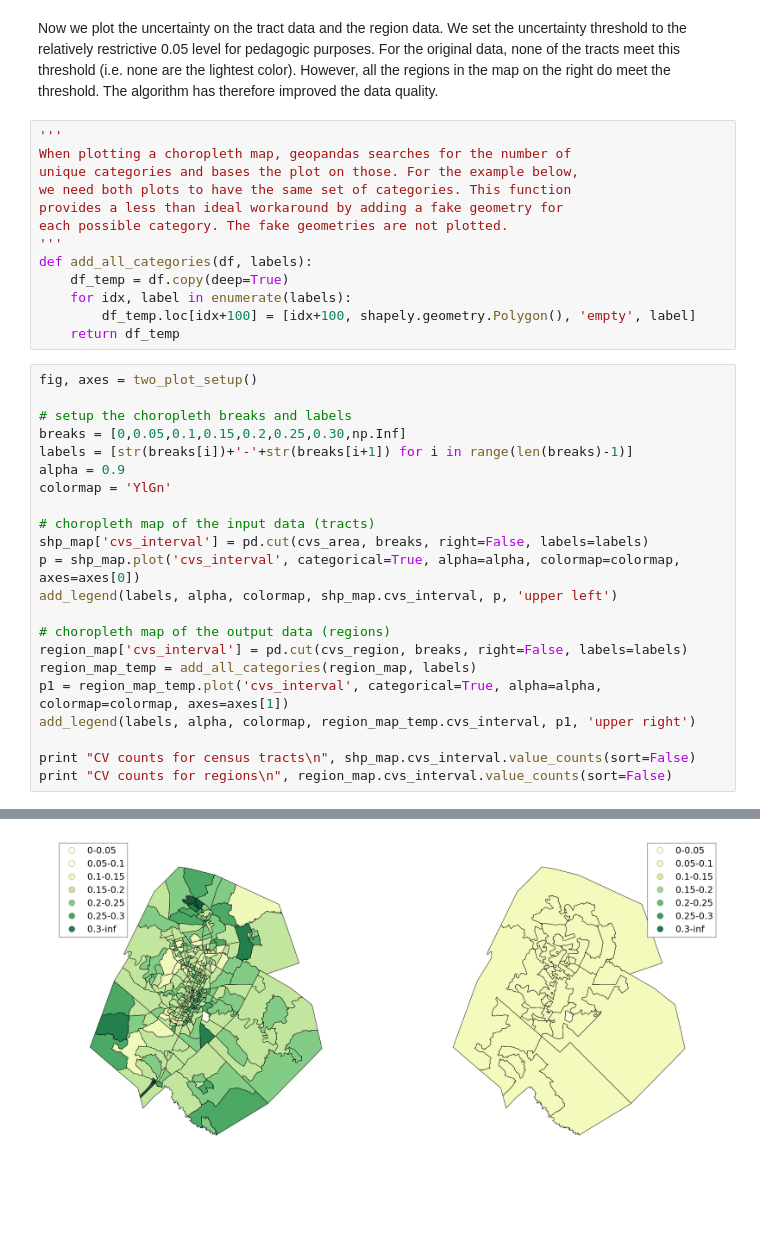
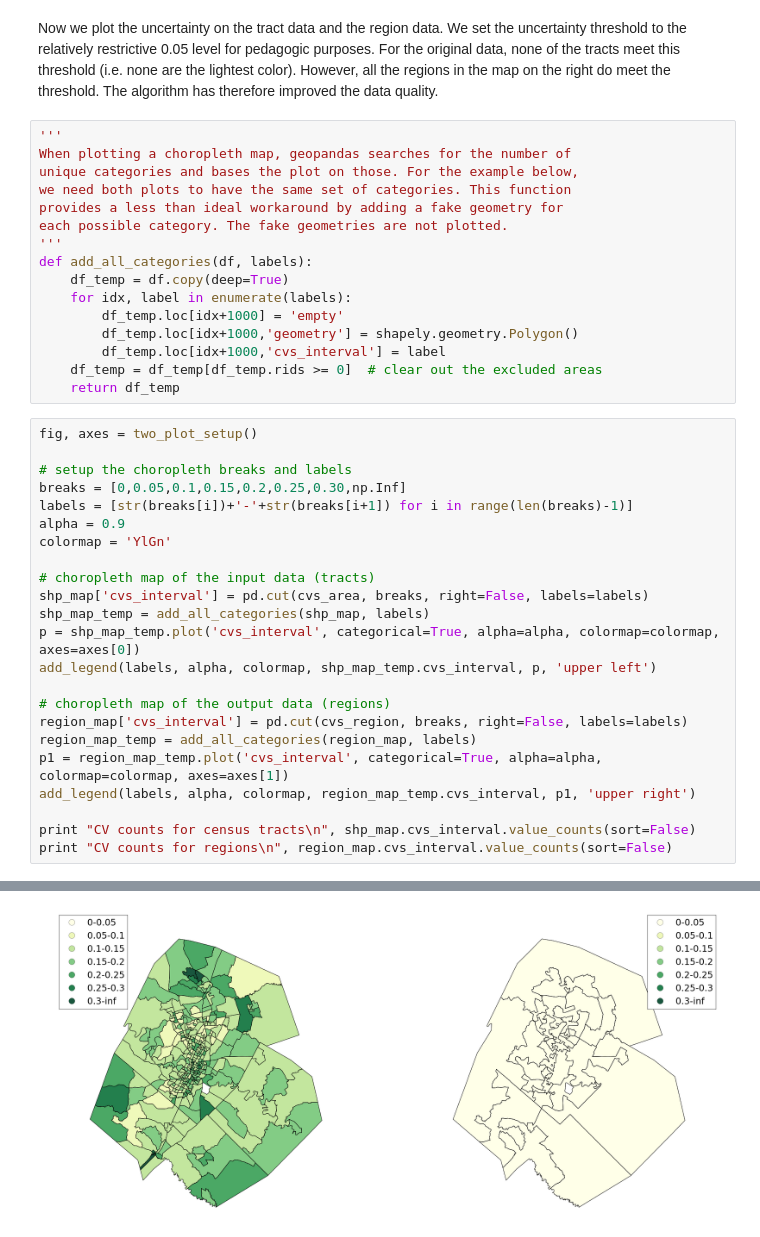
Before and after one commit to geoss/censumander, a Jupyter notebook: code/austin.ipynb, the cells around one changed output, grey strips where cells are left out. Saved outputs shown, nothing was run; the diff lists cells and outputs as text; blank space fills up the shorter version.

Commit message:
fixing colors on uncertainty maps

```diff
--- a/code/austin.ipynb
+++ b/code/austin.ipynb
@@ -226,7 +245,10 @@ each possible category. The fake geometries are not plotted.
 def add_all_categories(df, labels):
     df_temp = df.copy(deep=True)
     for idx, label in enumerate(labels):
-        df_temp.loc[idx+100] = [idx+100, shapely.geometry.Polygon(), 'empty', label]
+        df_temp.loc[idx+1000] = 'empty'
+        df_temp.loc[idx+1000,'geometry'] = shapely.geometry.Polygon()
+        df_temp.loc[idx+1000,'cvs_interval'] = label
+    df_temp = df_temp[df_temp.rids >= 0]  # clear out the excluded areas
     return df_temp
 # %%
 fig, axes = two_plot_setup()
@@ -239,34 +261,35 @@ colormap = 'YlGn'
 
 # choropleth map of the input data (tracts)
 shp_map['cvs_interval'] = pd.cut(cvs_area, breaks, right=False, labels=labels)
-p = shp_map.plot('cvs_interval', categorical=True, alpha=alpha, colormap=colormap, axes=axes[0])
-add_legend(labels, alpha, colormap, shp_map.cvs_interval, p, 'upper left')
+shp_map_temp = add_all_categories(shp_map, labels)
+p = shp_map_temp.plot('cvs_interval', categorical=True, alpha=alpha, colormap=colormap, axes=axes[0])
+add_legend(labels, alpha, colormap, shp_map_temp.cvs_interval, p, 'upper left')
 
 # choropleth map of the output data (regions)
 region_map['cvs_interval'] = pd.cut(cvs_region, breaks, right=False, labels=labels)
 region_map_temp = add_all_categories(region_map, labels)
 p1 = region_map_temp.plot('cvs_interval', categorical=True, alpha=alpha, colormap=colormap, axes=axes[1])
 add_legend(labels, alpha, colormap, region_map_temp.cvs_interval, p1, 'upper right')
 
 print "CV counts for census tracts\n", shp_map.cvs_interval.value_counts(sort=False)
 print "CV counts for regions\n", region_map.cvs_interval.value_counts(sort=False)
 # %% [output]
 CV counts for census tracts
 0-0.05        0
 0.05-0.1     39
 0.1-0.15    154
 0.15-0.2    104
 0.2-0.25     38
 0.25-0.3      8
 0.3-inf       4
 dtype: int64
 CV counts for regions
 0-0.05      29
 0.05-0.1     0
 0.1-0.15     0
 0.15-0.2     0
 0.2-0.25     0
 0.25-0.3     0
 0.3-inf      0
 dtype: int64
-[figure, old version]
+[figure, new version]
```
Also changed, not shown: parts of 2 cells of this notebook.
